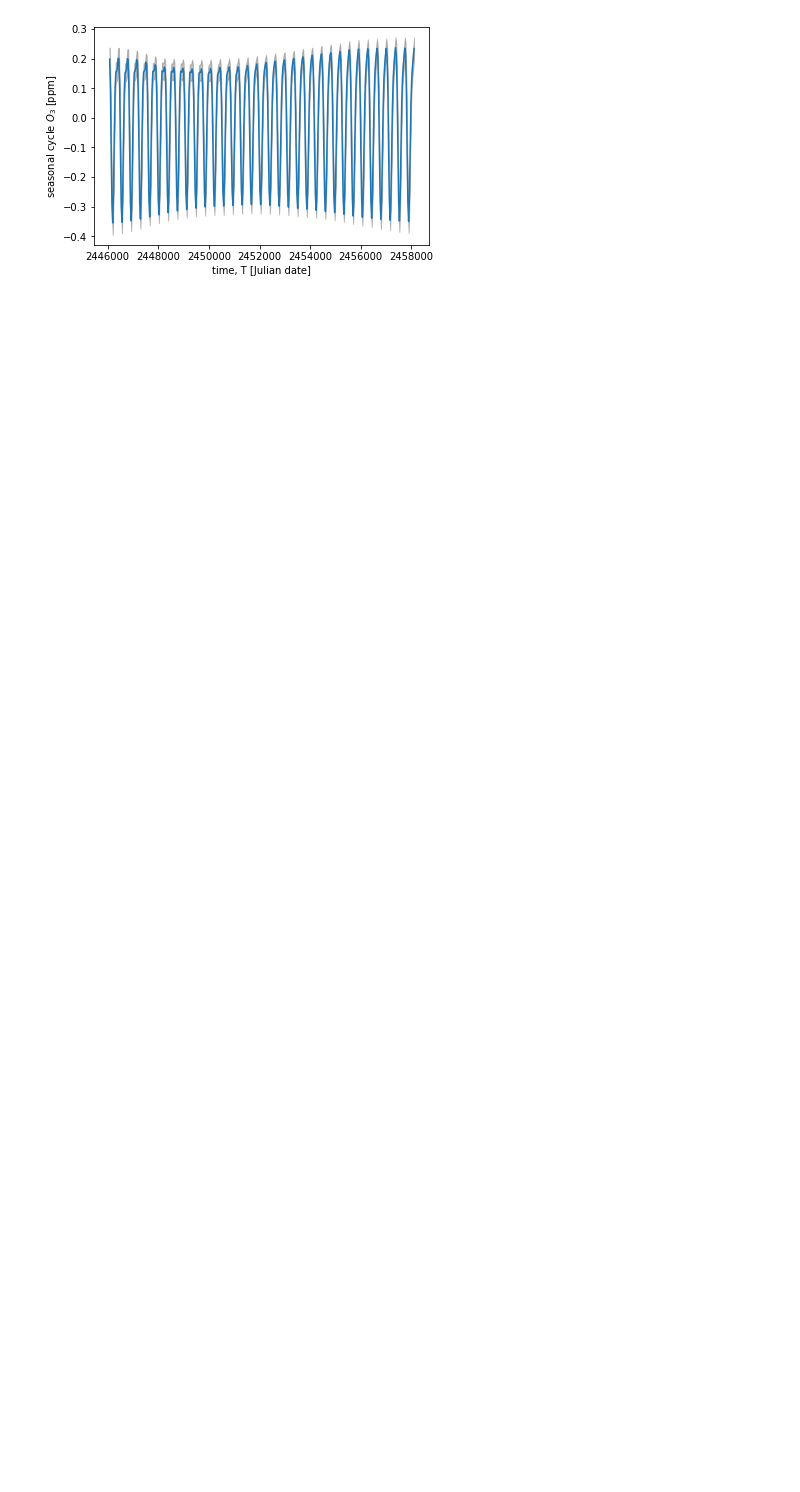
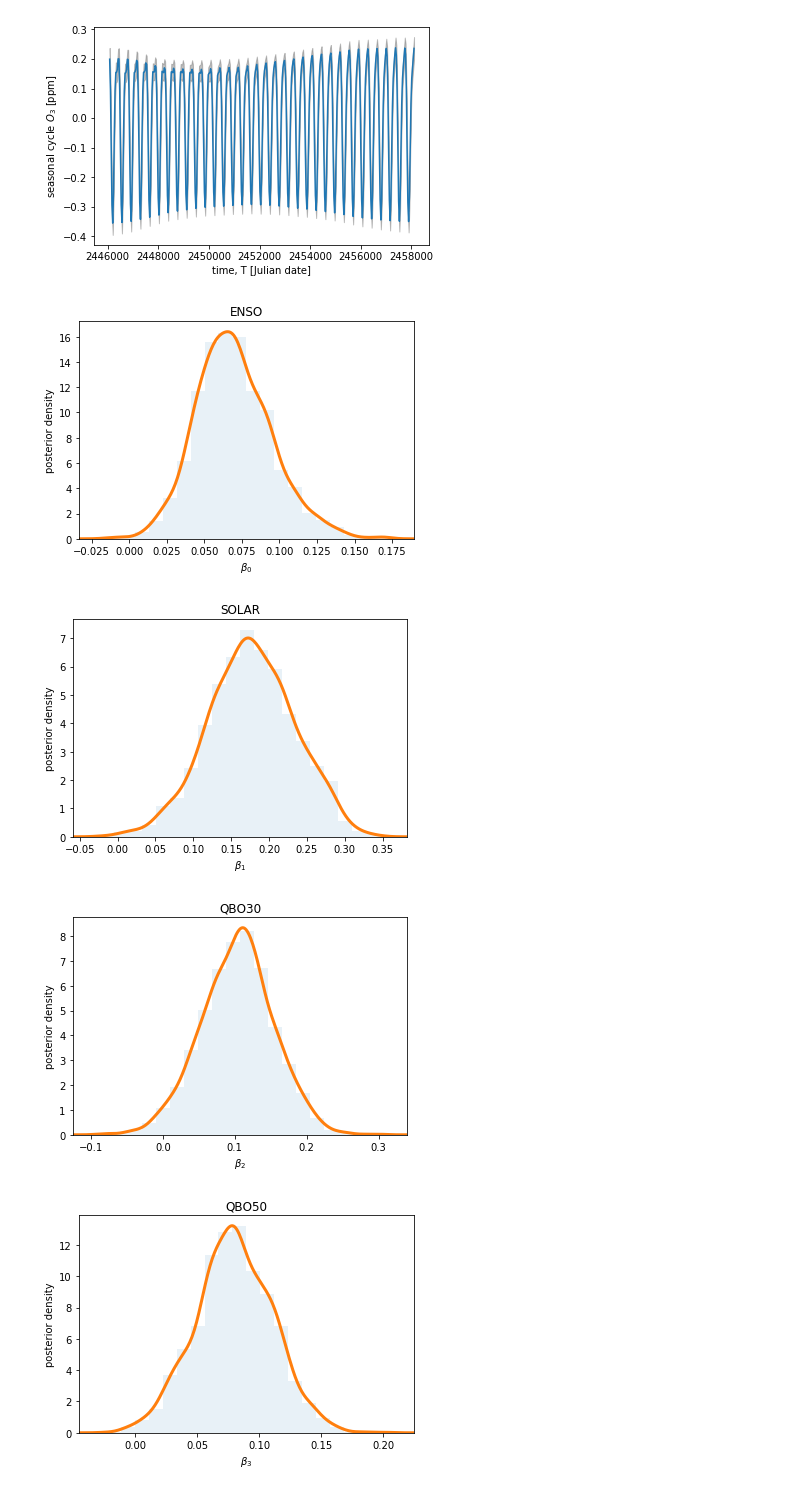
Before and after one commit to justinalsing/dlmmc, a Jupyter notebook: dlm_tutorial.ipynb, the cells around one changed output. Drawn from its saved outputs; the diff is of its cells as text; code cells hidden in the pictures; blank space fills up the shorter version.

```diff
--- a/dlm_tutorial.ipynb
+++ b/dlm_tutorial.ipynb
@@ -274,3 +333,22 @@ plt.ylabel('seasonal cycle $O_3$ [ppm]')
 plt.show()
 # %% [output]
 [figure]
+# %%
+# Plot posteriors for the regression coefficients
+regressor_names = ['ENSO', 'SOLAR', 'QBO30', 'QBO50', 'SAOD']
+for i in range(len(regressors.T)):
+    beta = regressor_coefficients[:,i]
+    kde = stats.gaussian_kde(beta)
+    x = np.linspace(min(beta) - np.ptp(beta)*0.1, max(beta) + np.ptp(beta)*0.1, 300)
+    plt.hist(beta, bins=20, density=True, alpha = 0.1)
+    plt.plot(x, kde(x), lw = 3)
+    plt.xlim(x[0], x[-1])
+    plt.title(regressor_names[i])
+    plt.ylabel('posterior density')
+    plt.xlabel(r'$\beta_{}$'.format(i))
+    plt.show()
+# %% [output]
+[figure, added]
+[figure, added]
+[figure, added]
+[figure, added]
```
Also changed, not shown: parts of 29 cells of this notebook, 17 other files.
